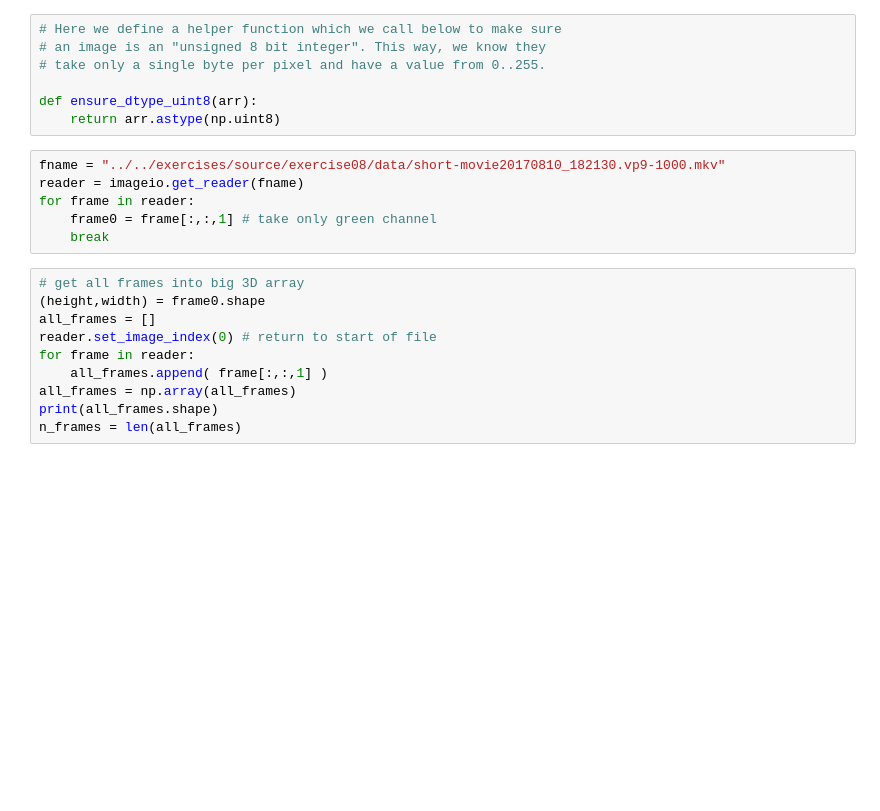
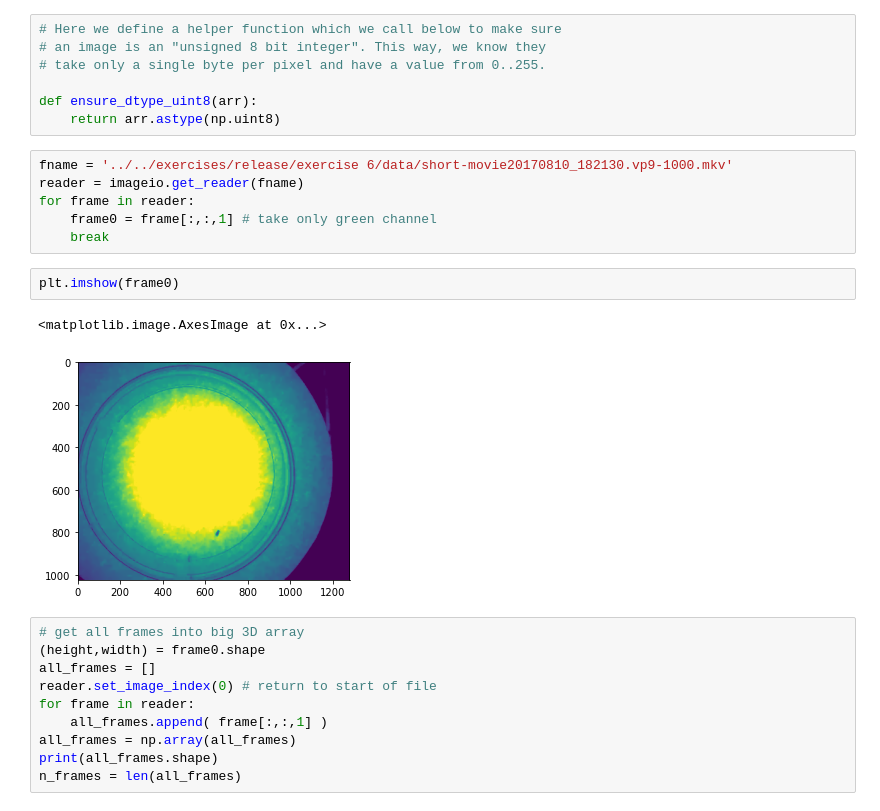
Before and after one commit to strawlab/wm01-tiger, a Jupyter notebook: lectures/lecture6/3 erosion and blur.ipynb, the cells around one changed output. Drawn from its saved outputs; the diff is of its cells as text; blank space fills up the shorter version.

```diff
--- a/lectures/lecture6/3 erosion and blur.ipynb
+++ b/lectures/lecture6/3 erosion and blur.ipynb
@@ -54,11 +54,16 @@ import imageio
 def ensure_dtype_uint8(arr):
     return arr.astype(np.uint8)
 # %%
-fname = "../../exercises/source/exercise08/data/short-movie20170810_182130.vp9-1000.mkv"
+fname = '../../exercises/release/exercise 6/data/short-movie20170810_182130.vp9-1000.mkv'
 reader = imageio.get_reader(fname)
 for frame in reader:
     frame0 = frame[:,:,1] # take only green channel
     break
+# %%
+plt.imshow(frame0)
+# %% [output]
+<matplotlib.image.AxesImage at 0x...>
+[figure, added]
 # %%
 # get all frames into big 3D array
 (height,width) = frame0.shape
```
Also changed, not shown: parts of 4 cells of this notebook, 2 other files.
